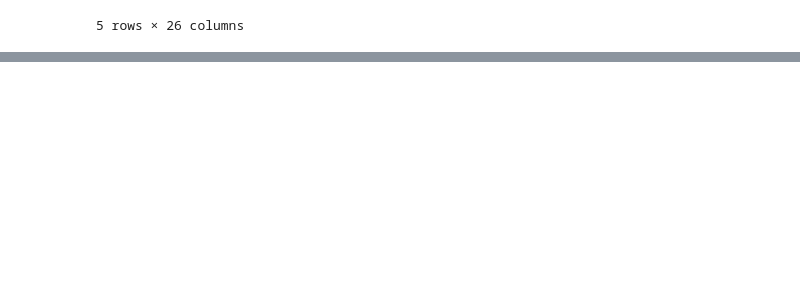
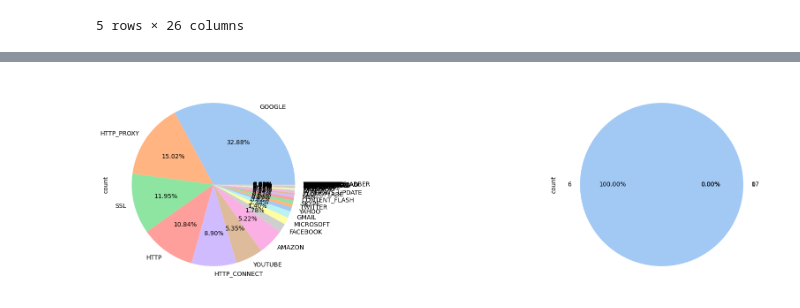
Before and after one commit to natvar55/IT496_Data_voyagers_Project2, a Jupyter notebook: preprocessing.ipynb, the cells around one changed output, grey strips where cells are left out. Cells and saved outputs as stored; diff of their text form; code cells hidden in the pictures; blank space fills up the shorter version.

Commit message:
preprocessing and eda merged

```diff
--- a/preprocessing.ipynb
+++ b/preprocessing.ipynb
@@ -314,3 +311,13 @@ le = preprocessing.LabelEncoder()
+# %%
+
+
+from sklearn.preprocessing import LabelEncoder
+label_encoder = LabelEncoder()
+columns_to_encode = ['Source.IP','Destination.IP']
+
+# Perform label encoding for the specified columns
+for column in columns_to_encode:
+    df[column + '_encoded'] = label_encoder.fit_transform(df[column])
 # %%
 df.head()
 # %% [output]
@@ -338,10 +345,10 @@ columns_to_check = [
         'Flow.Duration', 'Total.Fwd.Packets',
        'Total.Length.of.Bwd.Packets', 'Fwd.Packet.Length.Mean',
        'Bwd.Packet.Length.Min', 'Flow.Bytes.s', 'Flow.Packets.s',
-       'Flow.IAT.Min', 'Fwd.IAT.Min', 'Bwd.IAT.Min', 'Bwd.Packets.s',
-       'Min.Packet.Length', 'Packet.Length.Mean', 'Down.Up.Ratio',
-       'Init_Win_bytes_forward', 'Init_Win_bytes_backward',
-       'min_seg_size_forward', 'Active.Mean']  # Replace with your column names
+      'Bwd.Packets.s',
+        'Packet.Length.Mean', 'Down.Up.Ratio',
+
+        'Active.Mean']  # Replace with your column names
 
 # Remove outliers from the DataFrame
 df_cleaned = remove_outliers(df, columns_to_check)
@@ -353,0 +361,4 @@ NameError: name 'df' is not defined
+# %%
+ProtocolName_cnt=df['ProtocolName'].value_counts()
+piec_colors = sns.color_palette('pastel')[0:len(ProtocolName_cnt)]
+ProtocolName_cnt.plot(kind = 'pie', colors=piec_colors, autopct = '%1.2f%%')
@@ -353,0 +368,9 @@ NameError: name 'df' is not defined
+# %%
+fig, ax = plt.subplots(1, 2, figsize=(24, 6))
+
+for axid, col in enumerate(["ProtocolName","Protocol"]):
+    col_dist = df_cleaned[col].value_counts()
+    piec_colors = sns.color_palette('pastel')[0:len(col_dist)]
+    col_dist.plot(kind = 'pie', colors=piec_colors, autopct = '%1.2f%%', ax=ax[axid])
+# %% [output]
+[figure, added]
```
Also changed, not shown: parts of 11 cells of this notebook.
